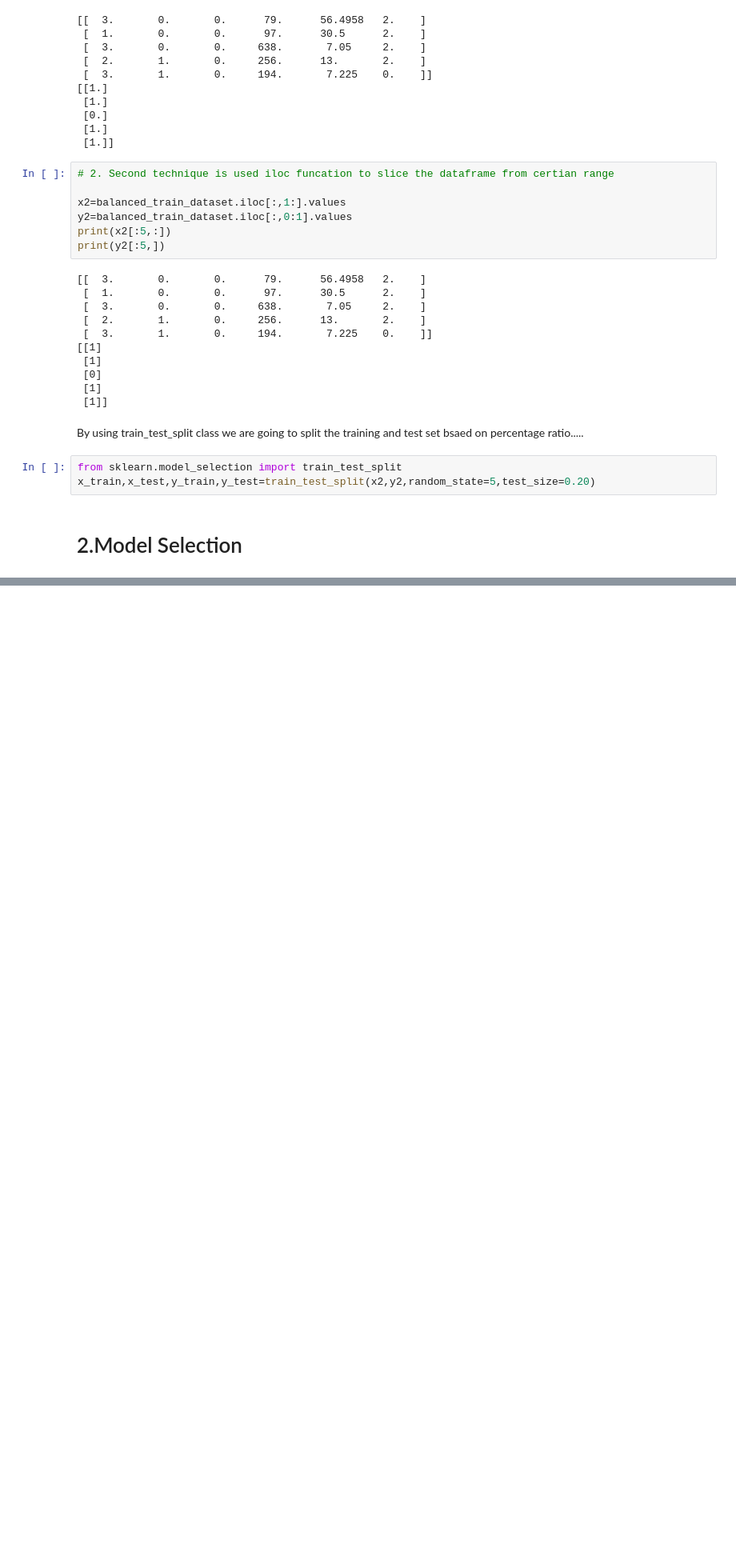
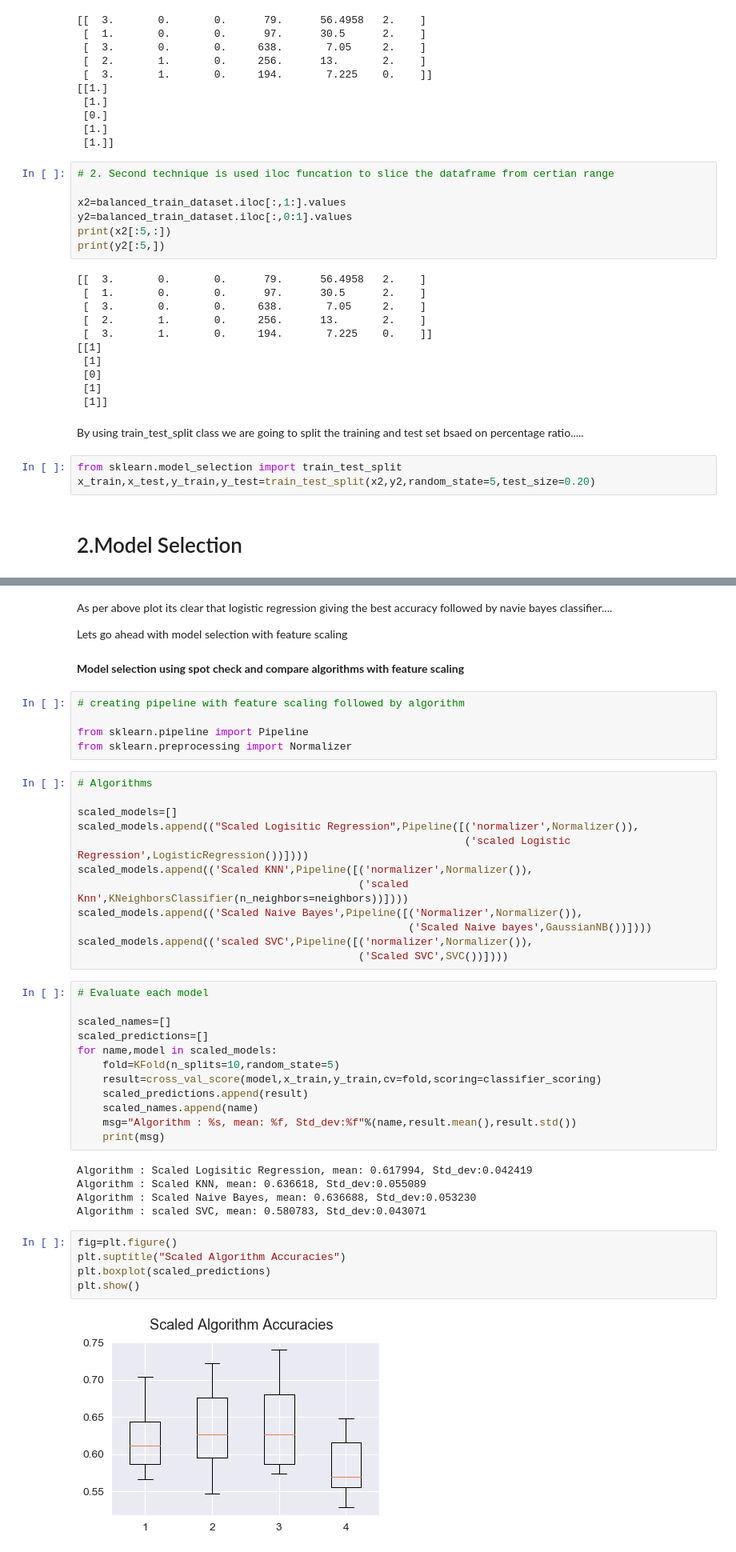
Before and after one commit to arunkumar2525/Titanic_Predictions, a Jupyter notebook: Titanic Classifier and Neural Networks.ipynb, the cells around one changed output, grey strips where cells are left out. Shown at 80% size. Saved outputs shown, nothing was run; the diff lists cells and outputs as text; blank space fills up the shorter version.

```diff
--- a/Titanic Classifier and Neural Networks.ipynb
+++ b/Titanic Classifier and Neural Networks.ipynb
@@ -1116,0 +1176,47 @@ x_train,x_test,y_train,y_test=train_test_split(x2,y2,random_state=5,test_size=0.
+# %% [markdown]
+As per above plot its clear that logistic regression giving the best accuracy followed by navie bayes classifier....
+
+Lets go ahead with model selection with feature scaling
+# %% [markdown]
+**Model selection using spot check and compare algorithms with feature scaling**
+# %%
+# creating pipeline with feature scaling followed by algorithm
+
+from sklearn.pipeline import Pipeline
+from sklearn.preprocessing import Normalizer
+# %%
+# Algorithms
+
+scaled_models=[]
+scaled_models.append(("Scaled Logisitic Regression",Pipeline([('normalizer',Normalizer()),
+                                                              ('scaled Logistic Regression',LogisticRegression())])))
+scaled_models.append(('Scaled KNN',Pipeline([('normalizer',Normalizer()),
+                                             ('scaled Knn',KNeighborsClassifier(n_neighbors=neighbors))])))
+scaled_models.append(('Scaled Naive Bayes',Pipeline([('Normalizer',Normalizer()),
+                                                     ('Scaled Naive bayes',GaussianNB())])))
+scaled_models.append(('scaled SVC',Pipeline([('normalizer',Normalizer()),
+                                             ('Scaled SVC',SVC())])))
+# %%
+# Evaluate each model
+
+scaled_names=[]
+scaled_predictions=[]
+for name,model in scaled_models:
+    fold=KFold(n_splits=10,random_state=5)
+    result=cross_val_score(model,x_train,y_train,cv=fold,scoring=classifier_scoring)
+    scaled_predictions.append(result)
+    scaled_names.append(name)
+    msg="Algorithm : %s, mean: %f, Std_dev:%f"%(name,result.mean(),result.std())
+    print(msg)
+# %% [output]
+Algorithm : Scaled Logisitic Regression, mean: 0.617994, Std_dev:0.042419
+Algorithm : Scaled KNN, mean: 0.636618, Std_dev:0.055089
+Algorithm : Scaled Naive Bayes, mean: 0.636688, Std_dev:0.053230
+Algorithm : scaled SVC, mean: 0.580783, Std_dev:0.043071
+# %%
+fig=plt.figure()
+plt.suptitle("Scaled Algorithm Accuracies")
+plt.boxplot(scaled_predictions)
+plt.show()
+# %% [output]
+[figure, added]
```
Also changed, not shown: parts of 28 cells of this notebook.
